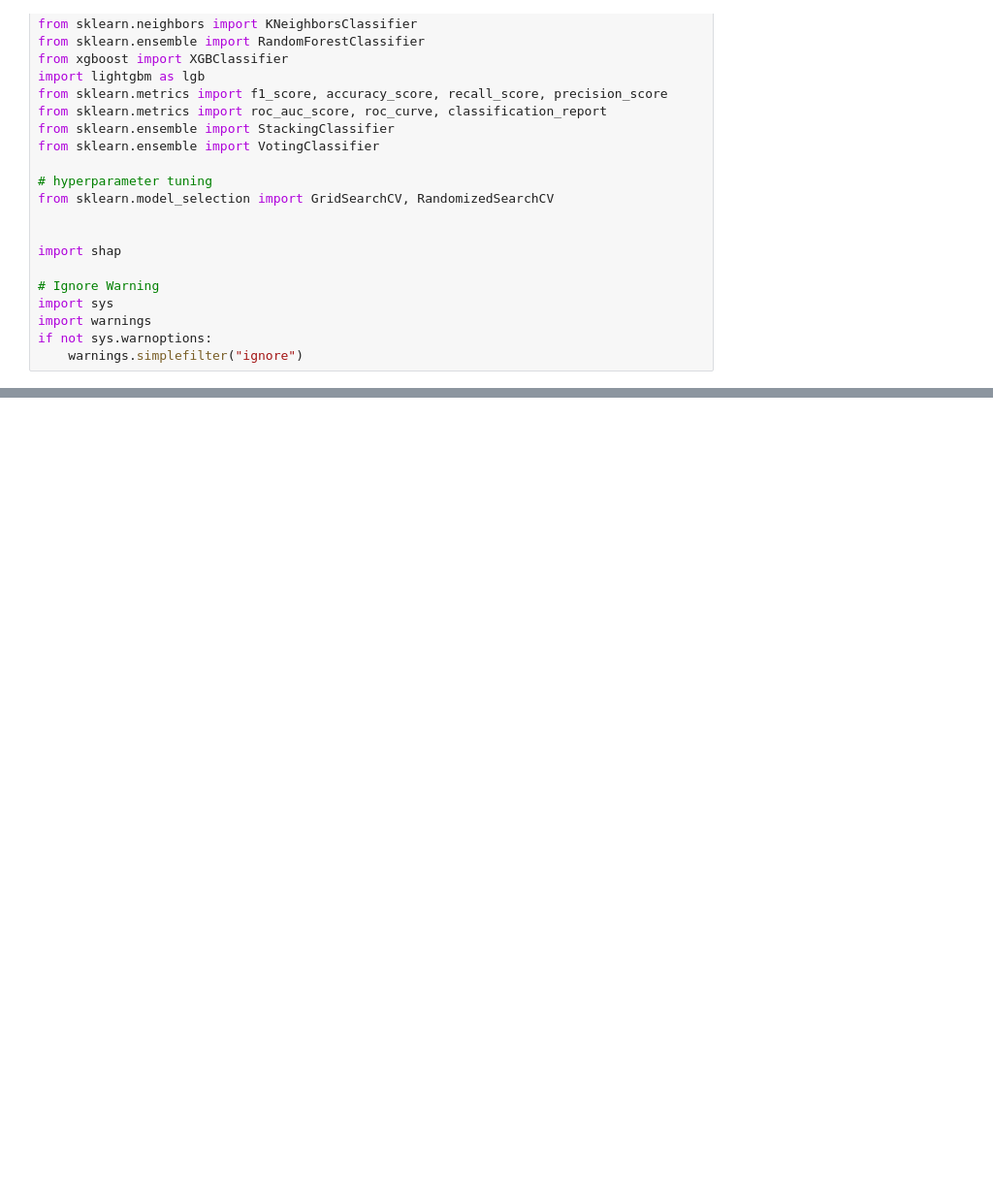
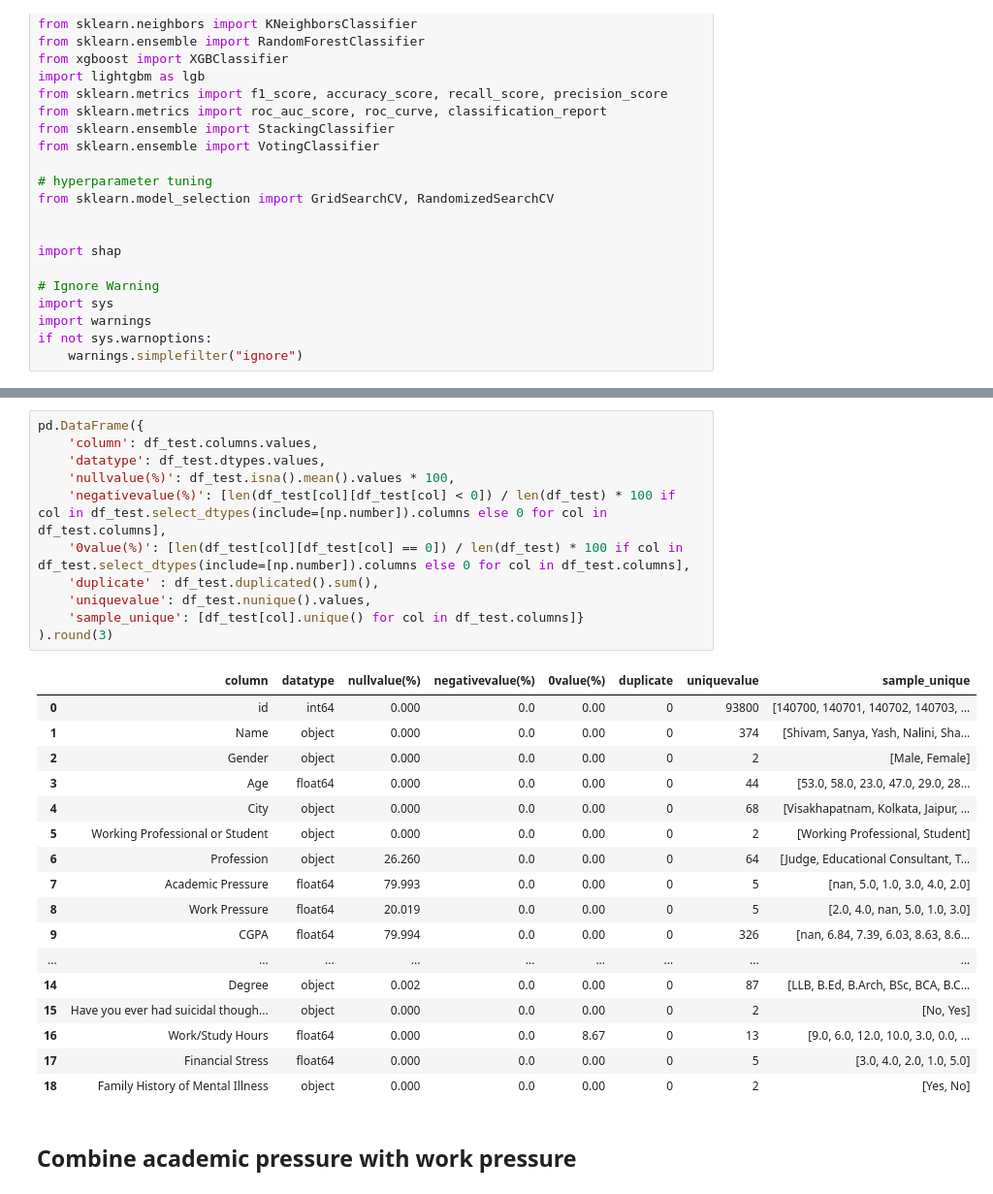
Before and after one commit to tdarum/mentalHealth, a Jupyter notebook: mentalHealth.ipynb, the cells around one changed output, grey strips where cells are left out. Shown: that part at 97% size. Saved outputs shown, nothing was run; the diff lists cells and outputs as text; blank space fills up the shorter version.

```diff
--- a/mentalHealth.ipynb
+++ b/mentalHealth.ipynb
@@ -61,0 +127,31 @@ df.duplicated().sum()
+# %%
+pd.DataFrame({
+    'column': df_test.columns.values,
+    'datatype': df_test.dtypes.values,
+    'nullvalue(%)': df_test.isna().mean().values * 100,
+    'negativevalue(%)': [len(df_test[col][df_test[col] < 0]) / len(df_test) * 100 if col in df_test.select_dtypes(include=[np.number]).columns else 0 for col in df_test.columns],
+    '0value(%)': [len(df_test[col][df_test[col] == 0]) / len(df_test) * 100 if col in df_test.select_dtypes(include=[np.number]).columns else 0 for col in df_test.columns],
+    'duplicate' : df_test.duplicated().sum(),
+    'uniquevalue': df_test.nunique().values,
+    'sample_unique': [df_test[col].unique() for col in df_test.columns]}
+).round(3)
+# %% [output]
+|  | column | datatype | nullvalue(%) | negativevalue(%) | 0value(%) | duplicate | uniquevalue | sample_unique |
+| 0 | id | int64 | 0.000 | 0.0 | 0.00 | 0 | 93800 | [140700, 140701, 140702, 140703, ... |
+| 1 | Name | object | 0.000 | 0.0 | 0.00 | 0 | 374 | [Shivam, Sanya, Yash, Nalini, Sha... |
+| 2 | Gender | object | 0.000 | 0.0 | 0.00 | 0 | 2 | [Male, Female] |
+| 3 | Age | float64 | 0.000 | 0.0 | 0.00 | 0 | 44 | [53.0, 58.0, 23.0, 47.0, 29.0, 28... |
+| 4 | City | object | 0.000 | 0.0 | 0.00 | 0 | 68 | [Visakhapatnam, Kolkata, Jaipur, ... |
+| 5 | Working Professional or Student | object | 0.000 | 0.0 | 0.00 | 0 | 2 | [Working Professional, Student] |
+| 6 | Profession | object | 26.260 | 0.0 | 0.00 | 0 | 64 | [Judge, Educational Consultant, T... |
+| 7 | Academic Pressure | float64 | 79.993 | 0.0 | 0.00 | 0 | 5 | [nan, 5.0, 1.0, 3.0, 4.0, 2.0] |
+| 8 | Work Pressure | float64 | 20.019 | 0.0 | 0.00 | 0 | 5 | [2.0, 4.0, nan, 5.0, 1.0, 3.0] |
+| 9 | CGPA | float64 | 79.994 | 0.0 | 0.00 | 0 | 326 | [nan, 6.84, 7.39, 6.03, 8.63, 8.6... |
+| ... | ... | ... | ... | ... | ... | ... | ... | ... |
+| 14 | Degree | object | 0.002 | 0.0 | 0.00 | 0 | 87 | [LLB, B.Ed, B.Arch, BSc, BCA, B.C... |
+| 15 | Have you ever had suicidal though... | object | 0.000 | 0.0 | 0.00 | 0 | 2 | [No, Yes] |
+| 16 | Work/Study Hours | float64 | 0.000 | 0.0 | 8.67 | 0 | 13 | [9.0, 6.0, 12.0, 10.0, 3.0, 0.0, ... |
+| 17 | Financial Stress | float64 | 0.000 | 0.0 | 0.00 | 0 | 5 | [3.0, 4.0, 2.0, 1.0, 5.0] |
+| 18 | Family History of Mental Illness | object | 0.000 | 0.0 | 0.00 | 0 | 2 | [Yes, No] |
+# %% [markdown]
+## Combine academic pressure with work pressure
```
Also changed, not shown: parts of 16 cells of this notebook.
